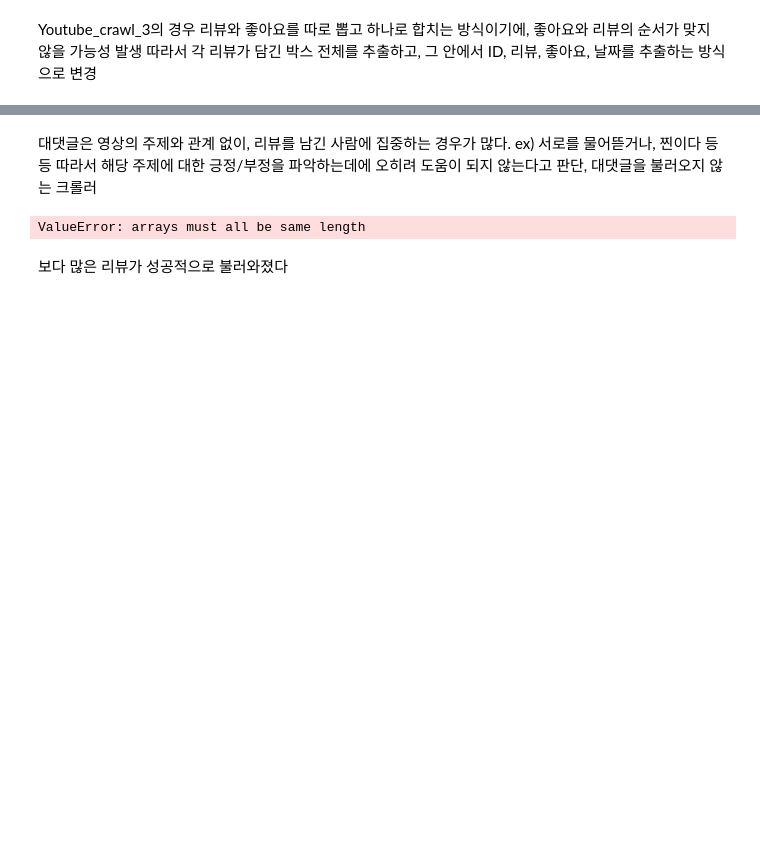
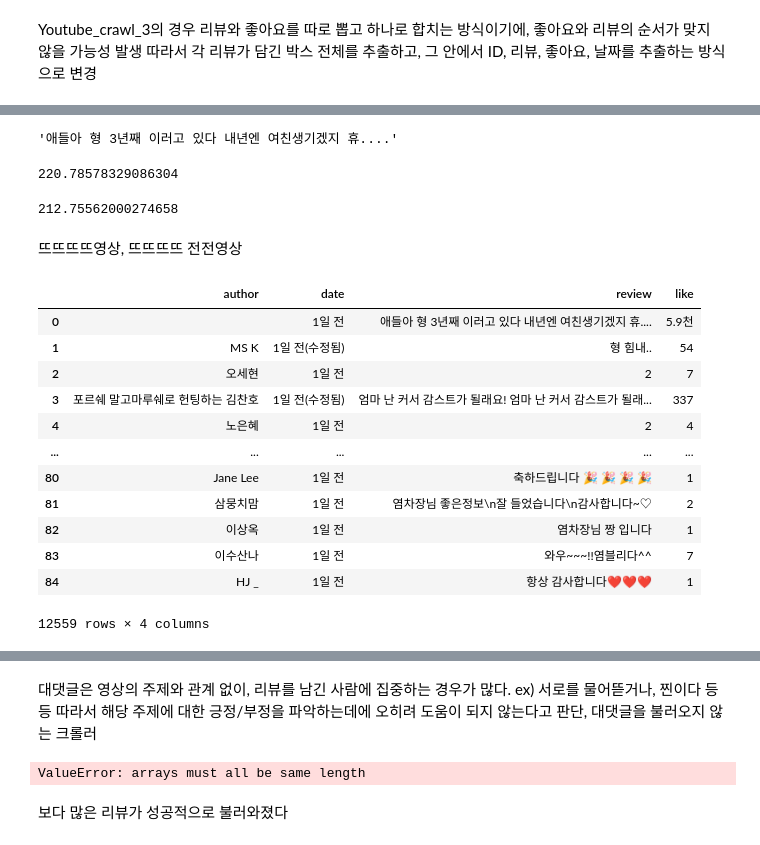
Before and after one commit to subeomsp/TIL_2, a Jupyter notebook: 유튜브 크롤링/유튜브 리뷰 크롤링.ipynb, the cells around one changed output, grey strips where cells are left out. Drawn from its saved outputs; the diff is of its cells as text; code cells hidden in the pictures; blank space fills up the shorter version.

```diff
--- a/유튜브 크롤링/유튜브 리뷰 크롤링.ipynb
+++ b/유튜브 크롤링/유튜브 리뷰 크롤링.ipynb
@@ -357,0 +605,24 @@ df = Youtube_crawl_4('https://www.youtube.com/watch?v=xwhhAkz-wFk')
+# %%
+review_list[0]
+# %% [output]
+'애들아 형 3년째 이러고 있다 내년엔 여친생기겠지 휴....'
+# %%
+start = time.time()
+reviews_1= driver.find_elements_by_css_selector('#content-text')
+review_list_1 = [r.text for r in reviews_1]
+end = time.time()
+
+els = end - start
+print(els)
+# %% [output]
+220.78578329086304
+# %%
+start = time.time()
+reviews_2 = driver.find_elements_by_xpath('//*[@id="content-text"]')
+review_list_2 = [r.text for r in reviews_2]
+end = time.time()
+
+els = end - start
+print(els)
+# %% [output]
+212.75562000274658
@@ -357,0 +631,18 @@ df = Youtube_crawl_4('https://www.youtube.com/watch?v=xwhhAkz-wFk')
+# %% [markdown]
+뜨뜨뜨뜨영상, 뜨뜨뜨뜨 전전영상
+# %%
+df_all
+# %% [output]
+|  | author | date | review | like |
+| 0 |  | 1일 전 | 애들아 형 3년째 이러고 있다 내년엔 여친생기겠지 휴.... | 5.9천 |
+| 1 | MS K | 1일 전(수정됨) | 형 힘내.. | 54 |
+| 2 | 오세현 | 1일 전 | 2 | 7 |
+| 3 | 포르쉐 말고마루쉐로 헌팅하는 김찬호 | 1일 전(수정됨) | 엄마 난 커서 감스트가 될래요! 엄마 난 커서 감스트가 될래... | 337 |
+| 4 | 노은혜 | 1일 전 | 2 | 4 |
+| ... | ... | ... | ... | ... |
+| 80 | Jane Lee | 1일 전 | 축하드립니다 🎉 🎉 🎉 🎉 | 1 |
+| 81 | 삼뭉치맘 | 1일 전 | 염차장님 좋은정보\n잘 들었습니다\n감사합니다~♡ | 2 |
+| 82 | 이상옥 | 1일 전 | 염차장님 짱 입니다 | 1 |
+| 83 | 이수산나 | 1일 전 | 와우~~~!!염블리다^^ | 7 |
+| 84 | HJ _ | 1일 전 | 항상 감사합니다❤️❤️❤️ | 1 |
+12559 rows × 4 columns
```
Also changed, not shown: parts of 17 cells of this notebook.
